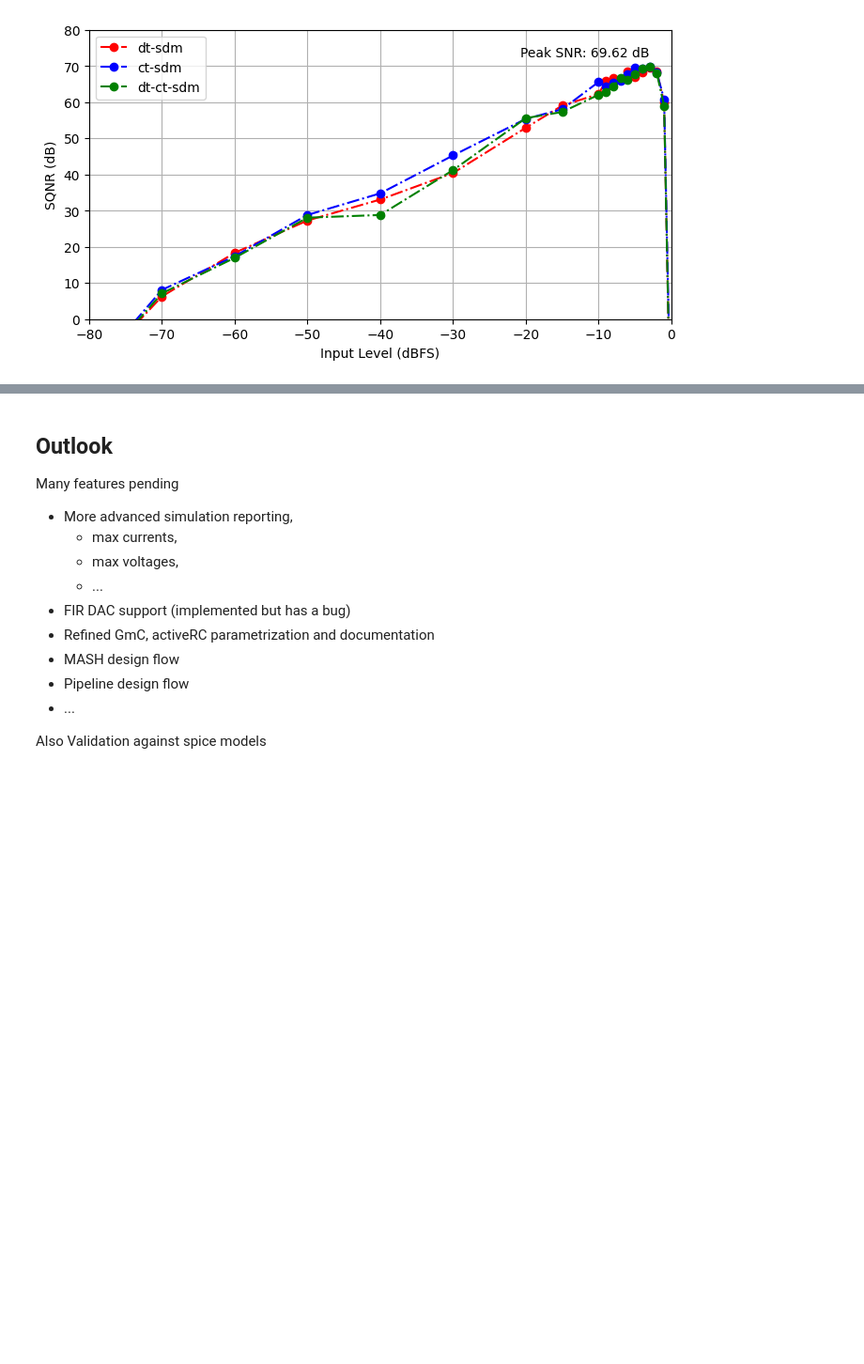
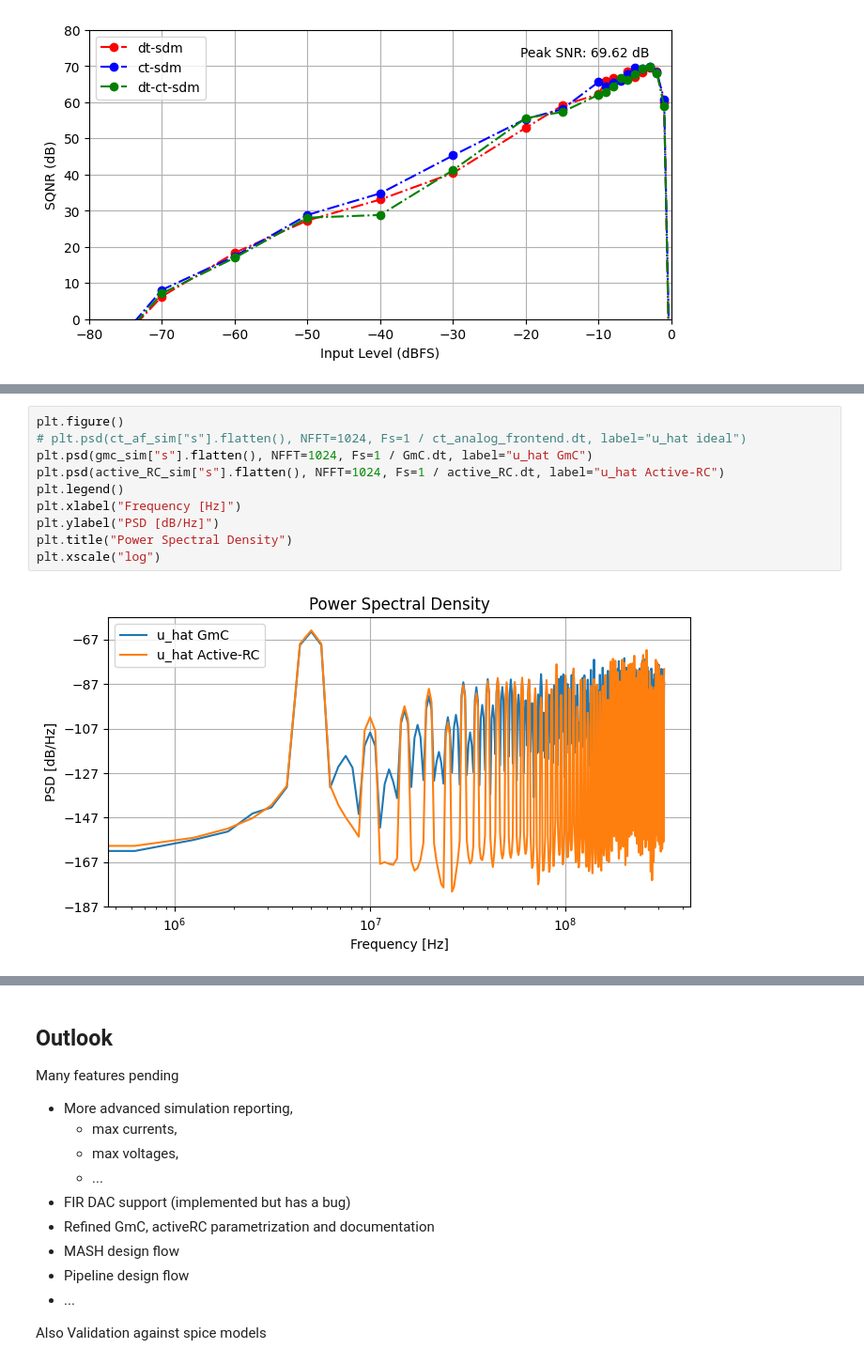
Before and after one commit to hammal/IMSE2025, a Jupyter notebook: tutorial.ipynb, the cells around one changed output, grey strips where cells are left out. Shown at 94% size. Drawn from its saved outputs; the diff is of its cells as text; blank space fills up the shorter version.

```diff
--- a/tutorial.ipynb
+++ b/tutorial.ipynb
@@ -346,5 +439,17 @@ phase = [[0.]],
 offset = [[0.]]
 INFO:root:Simulating continuous-time analog frontend for sinusoidal input
 INFO:root:Simulating continuous-time analog frontend for sinusoidal input
+# %%
+plt.figure()
+# plt.psd(ct_af_sim["s"].flatten(), NFFT=1024, Fs=1 / ct_analog_frontend.dt, label="u_hat ideal")
+plt.psd(gmc_sim["s"].flatten(), NFFT=1024, Fs=1 / GmC.dt, label="u_hat GmC")
+plt.psd(active_RC_sim["s"].flatten(), NFFT=1024, Fs=1 / active_RC.dt, label="u_hat Active-RC")
+plt.legend()
+plt.xlabel("Frequency [Hz]")
+plt.ylabel("PSD [dB/Hz]")
+plt.title("Power Spectral Density")
+plt.xscale("log")
+# %% [output]
+[figure, added]
 # %%
 plt.figure()
```
Also changed, not shown: parts of 36 cells of this notebook.
